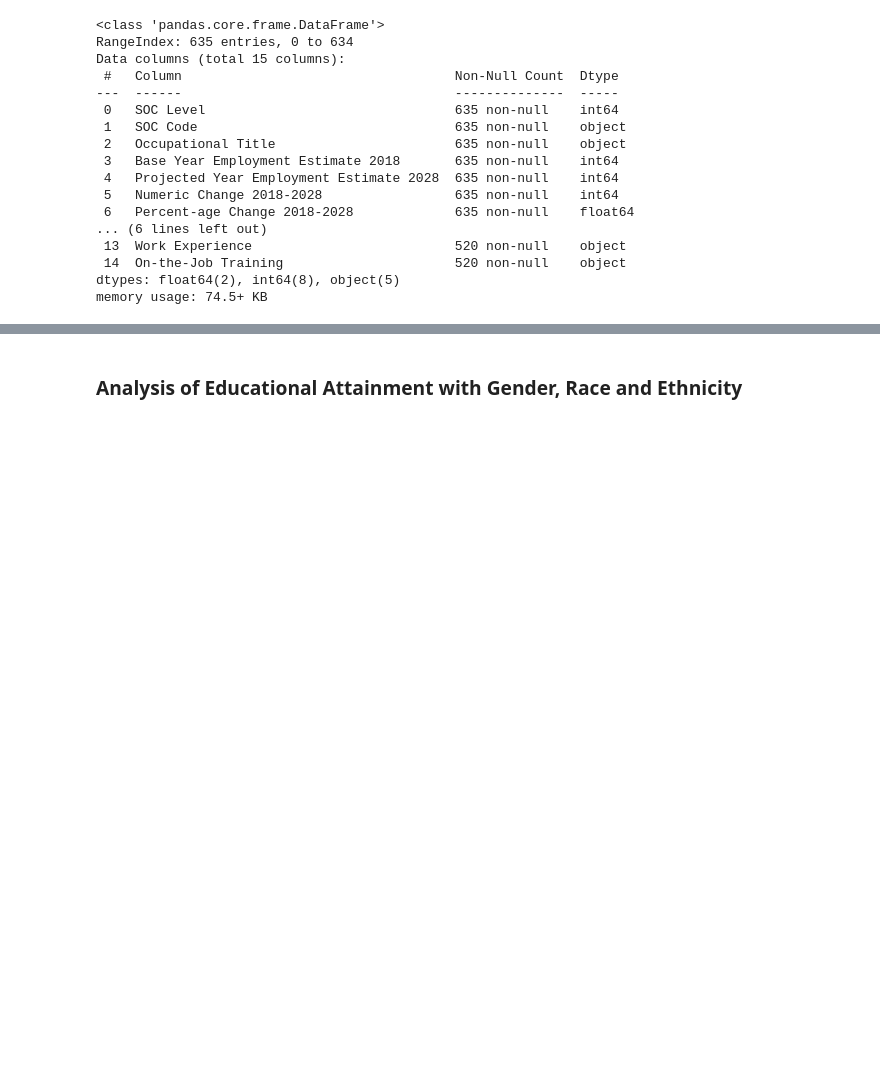
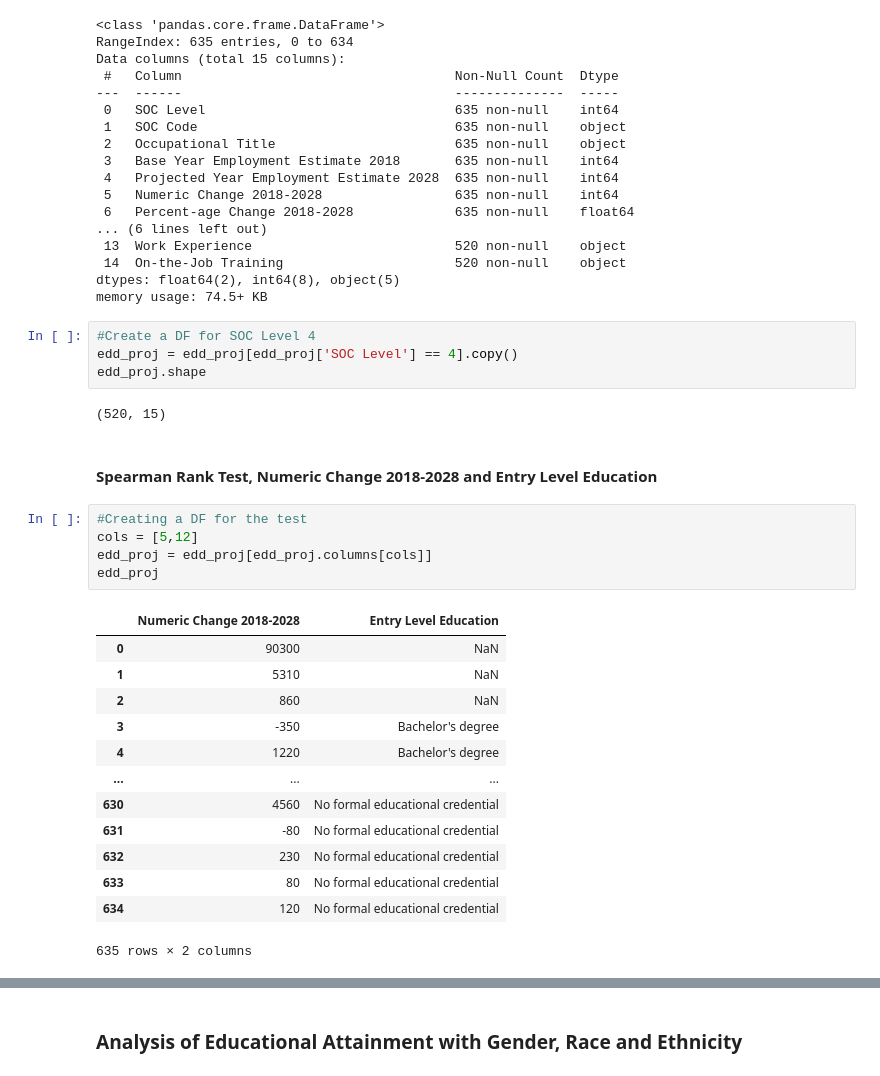
Before and after one commit to aliescont/WiD_Residency_2021_October, a Jupyter notebook: Team_1/Educational Attainment_Analysis_MC.ipynb, the cells around one changed output, grey strips where cells are left out. Cells and saved outputs as stored; diff of their text form; blank space fills up the shorter version.

```diff
--- a/Team_1/Educational Attainment_Analysis_MC.ipynb
+++ b/Team_1/Educational Attainment_Analysis_MC.ipynb
@@ -45,3 +54,30 @@ Data columns (total 15 columns):
  14  On-the-Job Training                      520 non-null    object
 dtypes: float64(2), int64(8), object(5)
 memory usage: 74.5+ KB
+# %%
+#Create a DF for SOC Level 4
+edd_proj = edd_proj[edd_proj['SOC Level'] == 4].copy()
+edd_proj.shape
+# %% [output]
+(520, 15)
+# %% [markdown]
+#### Spearman Rank Test, Numeric Change 2018-2028 and Entry Level Education
+# %%
+#Creating a DF for the test
+cols = [5,12]
+edd_proj = edd_proj[edd_proj.columns[cols]]
+edd_proj
+# %% [output]
+|  | Numeric Change 2018-2028 | Entry Level Education |
+| 0 | 90300 | NaN |
+| 1 | 5310 | NaN |
+| 2 | 860 | NaN |
+| 3 | -350 | Bachelor's degree |
+| 4 | 1220 | Bachelor's degree |
+| ... | ... | ... |
+| 630 | 4560 | No formal educational credential |
+| 631 | -80 | No formal educational credential |
+| 632 | 230 | No formal educational credential |
+| 633 | 80 | No formal educational credential |
+| 634 | 120 | No formal educational credential |
+635 rows × 2 columns
```
Also changed, not shown: parts of 25 cells of this notebook.
